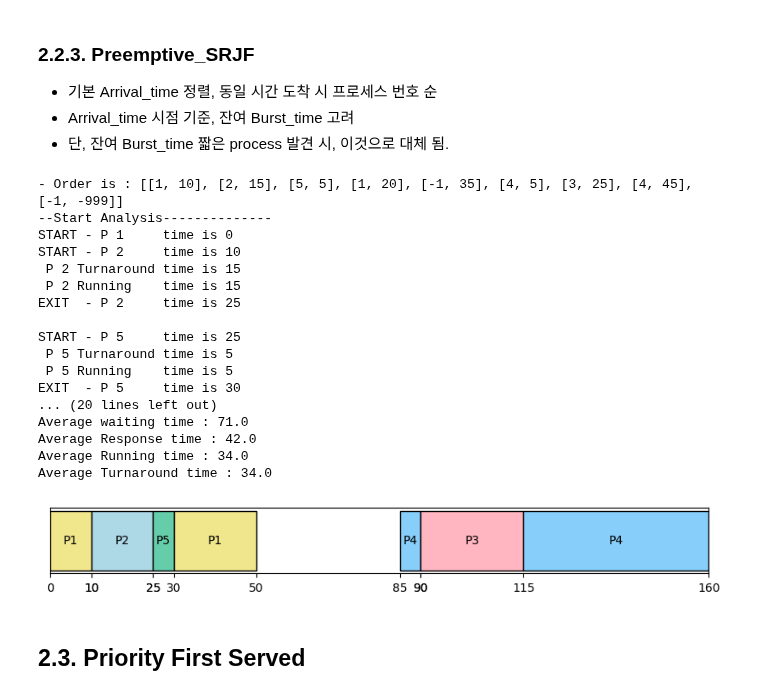
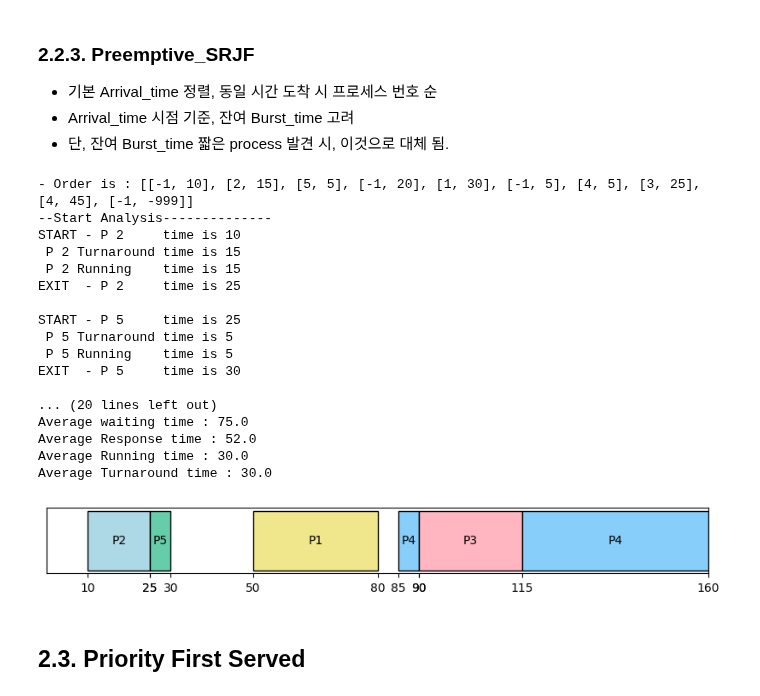
Before and after one commit to jiho264/2023os, a Jupyter notebook: homework01/homework01.ipynb, the cells around one changed output. Cells and saved outputs as stored; diff of their text form; code cells hidden in the pictures.

```diff
--- a/homework01/homework01.ipynb
+++ b/homework01/homework01.ipynb
@@ -485,7 +487,9 @@ def Preemptive_SRJF(_list, _Displaying=True):
                 if (_process['Arrival_time'] == _now_time):
                     # _arrival_list.append(_process)
                     _queue.append(_process)
-
+            # 아무 작업도 없으면 다음 for로 넘어감
+            if (len(_queue) == 0):
+                continue
             # 남은 burst_time 순으로 정렬하기
             _queue.sort(key=lambda x: x['Burst_time'])
             # _now_time 마다 큐에서 스케쥴링
@@ -496,40 +500,40 @@ def Preemptive_SRJF(_list, _Displaying=True):
                     _idx += 1
                 # 미도착 목록 존재하면 idx넘어가지 않음. out of range error있음.
                 else:
                     break
 
             _process = _queue[_idx]
             if (_process['Burst_time'] > 0):
                 if (_process['Burst_time'] - 1 >= 0):
                     _order.append([_process['Num'], 1])
                     _end_time += 1
                     _process['Burst_time'] -= 1
 
     _order = order_zip(_order)
     draw(_order, _Displaying)
     return _order
 
 _list = copy.deepcopy(_DATA_)
 _tmp = Preemptive_SRJF(_list)
 # %% [output]
-- Order is : [[1, 10], [2, 15], [5, 5], [1, 20], [-1, 35], [4, 5], [3, 25], [4, 45], [-1, -999]]
+- Order is : [[-1, 10], [2, 15], [5, 5], [-1, 20], [1, 30], [-1, 5], [4, 5], [3, 25], [4, 45], [-1, -999]]
 --Start Analysis--------------
-START - P 1     time is 0
 START - P 2     time is 10
  P 2 Turnaround time is 15
  P 2 Running    time is 15
 EXIT  - P 2     time is 25
 
 START - P 5     time is 25
  P 5 Turnaround time is 5
  P 5 Running    time is 5
 EXIT  - P 5     time is 30
+
 ... (20 lines left out)
-Average waiting time : 71.0
-Average Response time : 42.0
-Average Running time : 34.0
-Average Turnaround time : 34.0
+Average waiting time : 75.0
+Average Response time : 52.0
+Average Running time : 30.0
+Average Turnaround time : 30.0
-[figure, old version]
+[figure, new version]
 # %% [markdown]
 ## 2.3. Priority First Served
 # %% [markdown]
```
Also changed, not shown: parts of 8 cells of this notebook, 2 other files.
